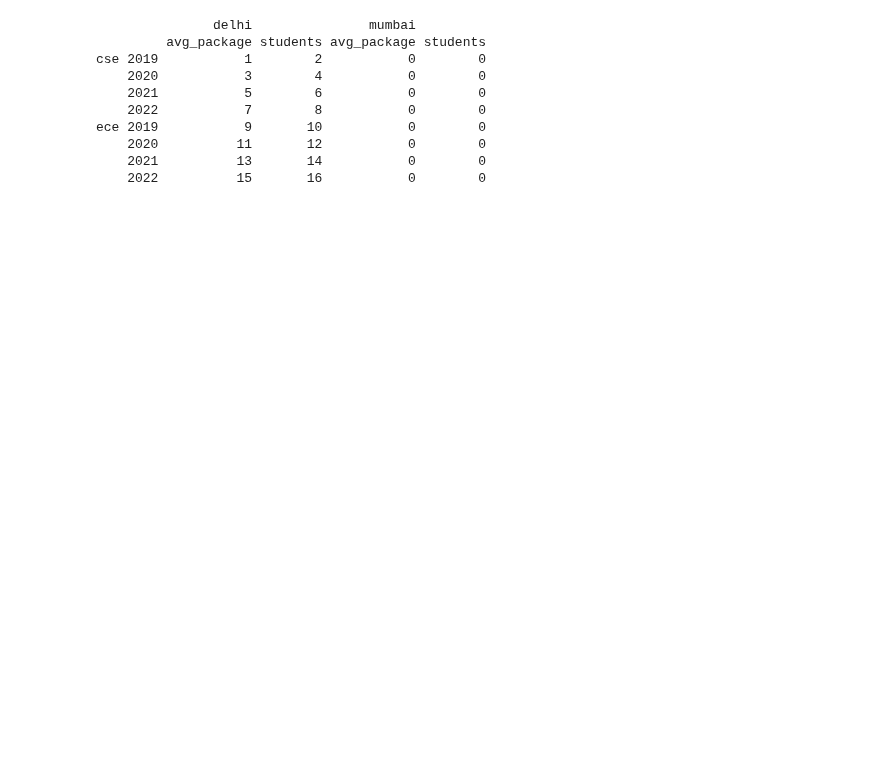
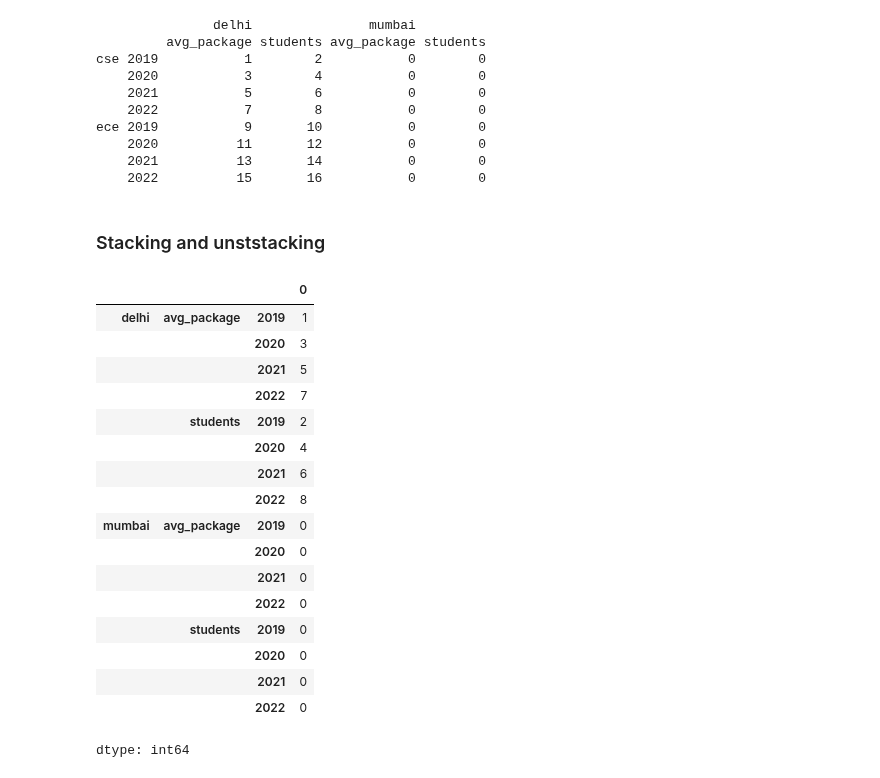
Before and after one commit to harsh2kum/Learning_Data_Science, a Jupyter notebook: Pandas/MultiIndex Series & DataFrame.ipynb, the cells around one changed output. Drawn from its saved outputs; the diff is of its cells as text; code cells hidden in the pictures; blank space fills up the shorter version.

```diff
--- a/Pandas/MultiIndex Series & DataFrame.ipynb
+++ b/Pandas/MultiIndex Series & DataFrame.ipynb
@@ -225,3 +196,29 @@ ece 2019           9       10           0        0
     2020          11       12           0        0
     2021          13       14           0        0
     2022          15       16           0        0
+# %% [markdown]
+### Stacking and unststacking
+# %%
+#unstack
+branch_df1.unstack()
+branch_df1.unstack().unstack()
+branch_df2.unstack()
+# %% [output]
+|  |  |  | 0 |
+| delhi | avg_package | 2019 | 1 |
+|  |  | 2020 | 3 |
+|  |  | 2021 | 5 |
+|  |  | 2022 | 7 |
+|  | students | 2019 | 2 |
+|  |  | 2020 | 4 |
+|  |  | 2021 | 6 |
+|  |  | 2022 | 8 |
+| mumbai | avg_package | 2019 | 0 |
+|  |  | 2020 | 0 |
+|  |  | 2021 | 0 |
+|  |  | 2022 | 0 |
+|  | students | 2019 | 0 |
+|  |  | 2020 | 0 |
+|  |  | 2021 | 0 |
+|  |  | 2022 | 0 |
+dtype: int64
```
Also changed, not shown: parts of 31 cells of this notebook, 42 other files.
